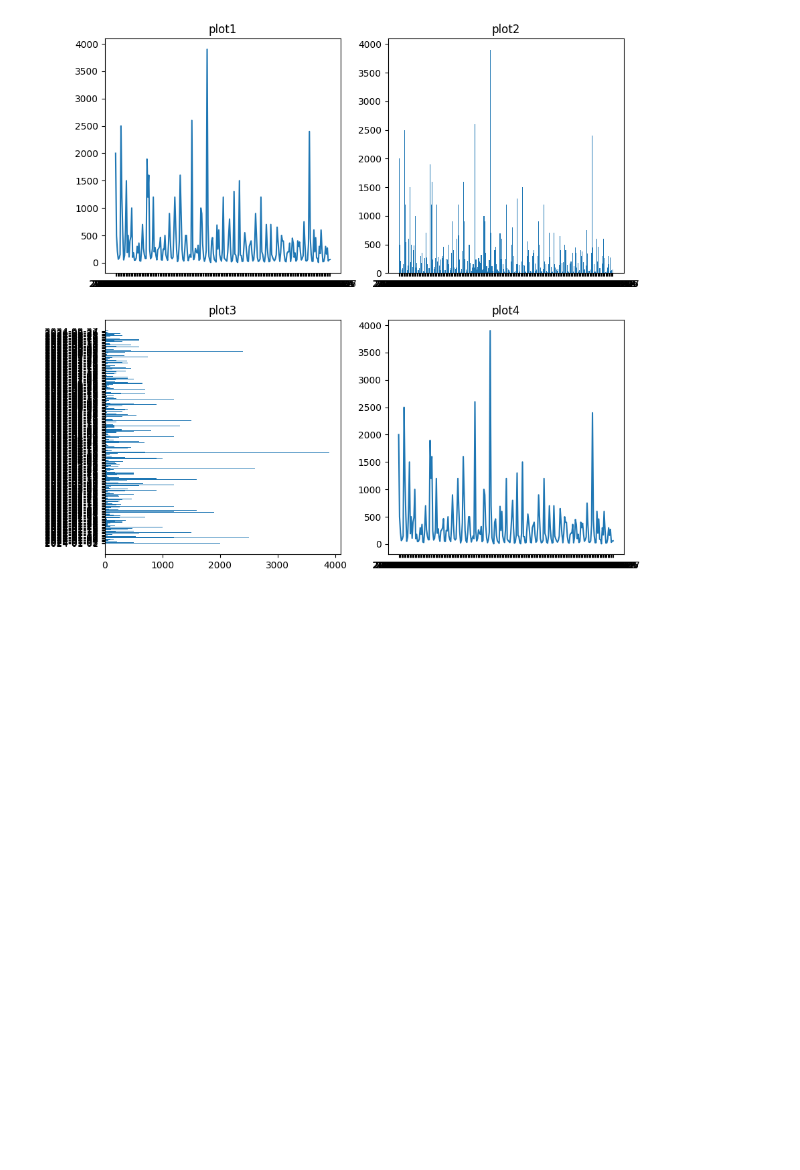
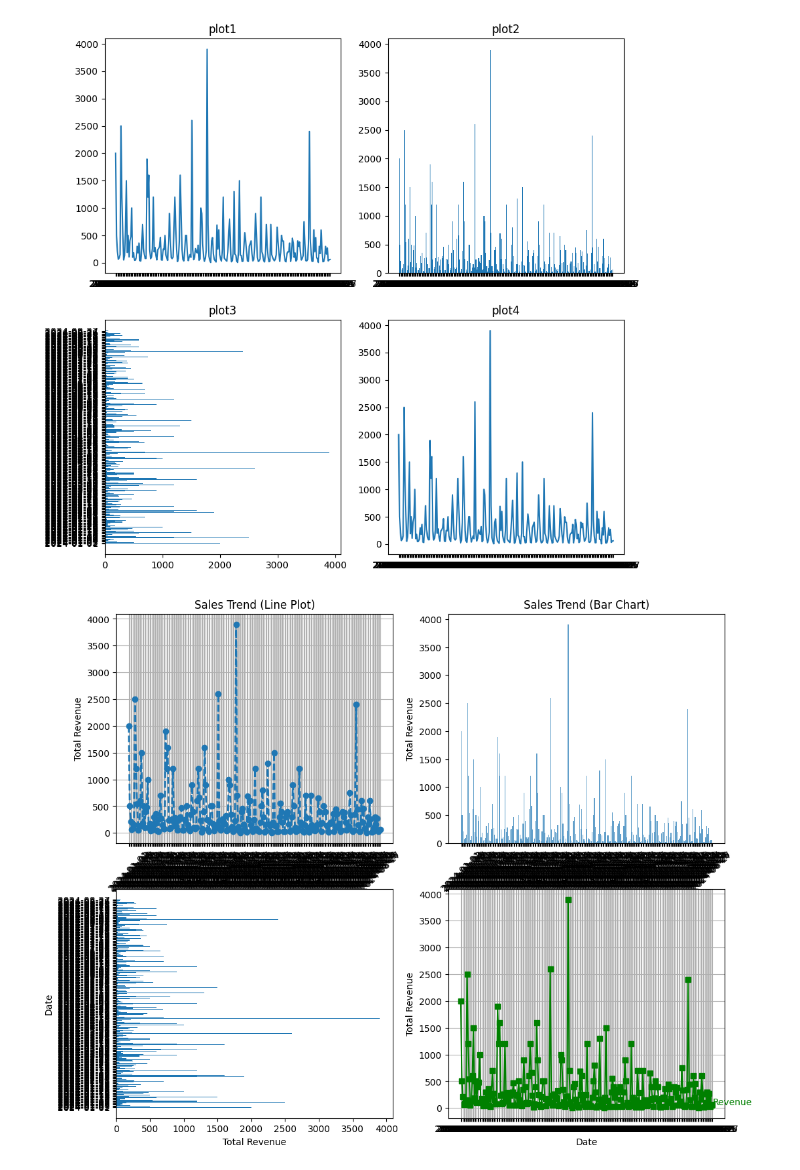
Before and after one commit to Milind1234/DS_ML_DL_NLP, a Jupyter notebook: 00_Basics/10_Data_Analysis_with_python/10.5-matplotlib.ipynb, the cells around one changed output. Drawn from its saved outputs; the diff is of its cells as text; code cells hidden in the pictures; blank space fills up the shorter version.

```diff
--- a/00_Basics/10_Data_Analysis_with_python/10.5-matplotlib.ipynb
+++ b/00_Basics/10_Data_Analysis_with_python/10.5-matplotlib.ipynb
@@ -305,3 +305,72 @@ plt.title('plot4')
 # %% [output]
 Text(0.5, 1.0, 'plot4')
 [figure]
+# %%
+import matplotlib.pyplot as plt
+
+# group data
+sales_trend = sales_data_df.groupby('Date')['Total Revenue'].sum().reset_index()
+
+plt.figure(figsize=(12, 10))   # figure size
+
+# ---------------- Plot 1 : Line Plot ----------------
+plt.subplot(2, 2, 1)
+plt.plot(
+    sales_trend['Date'],
+    sales_trend['Total Revenue'],
+    marker='o',
+    linestyle='--',
+    linewidth=2
+)
+plt.title('Sales Trend (Line Plot)', fontsize=12)
+plt.xlabel('Date')
+plt.ylabel('Total Revenue')
+plt.grid(True)
+plt.xticks(rotation=45)
+
+# ---------------- Plot 2 : Vertical Bar ----------------
+plt.subplot(2, 2, 2)
+plt.bar(
+    sales_trend['Date'],
+    sales_trend['Total Revenue'],
+    alpha=0.7
+)
+plt.title('Sales Trend (Bar Chart)')
+plt.xlabel('Date')
+plt.ylabel('Total Revenue')
+plt.xticks(rotation=45)
+
+# ---------------- Plot 3 : Horizontal Bar ----------------
+plt.subplot(2, 2, 3)
+plt.barh(
+    sales_trend['Date'],
+    sales_trend['Total Revenue']
+)
+plt.title('Sales Trend (Horizontal Bar)')
+plt.xlabel('Total Revenue')
+plt.ylabel('Date')
+
+# ---------------- Plot 4 : Styled Line ----------------
+plt.subplot(2, 2, 4)
+
+plt.plot(
+    sales_trend['Date'],
+    sales_trend['Total Revenue'],
+    color='green',
+    marker='s'
+)
+
+plt.text(
+    sales_trend['Date'].iloc[-1],
+    sales_trend['Total Revenue'].iloc[-1],
+    "Revenue",
+    fontsize=10,
+    color='green'
+)
+
+plt.title('Sales Trend (Styled Line)')
+plt.xlabel('Date')
+plt.ylabel('Total Revenue')
+plt.grid(True)
+# %% [output]
+[figure, added]
```
Also changed, not shown: 1 other file.
